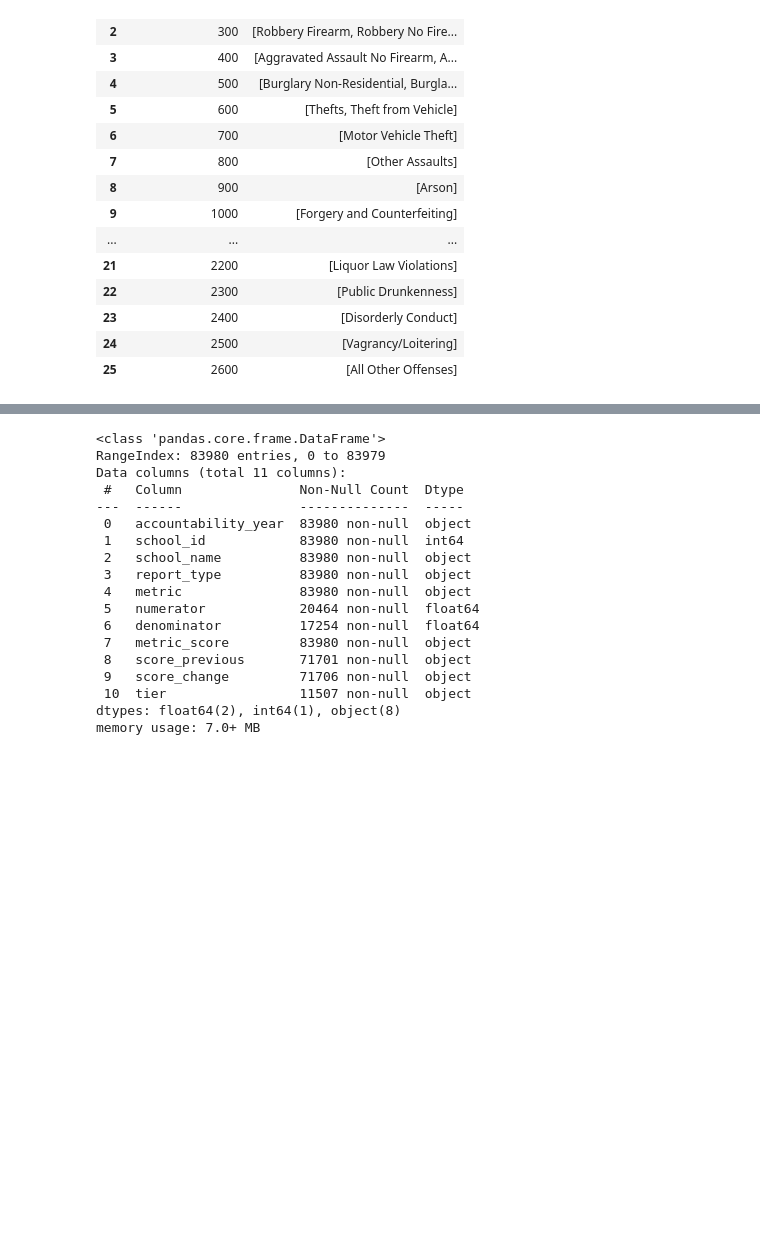
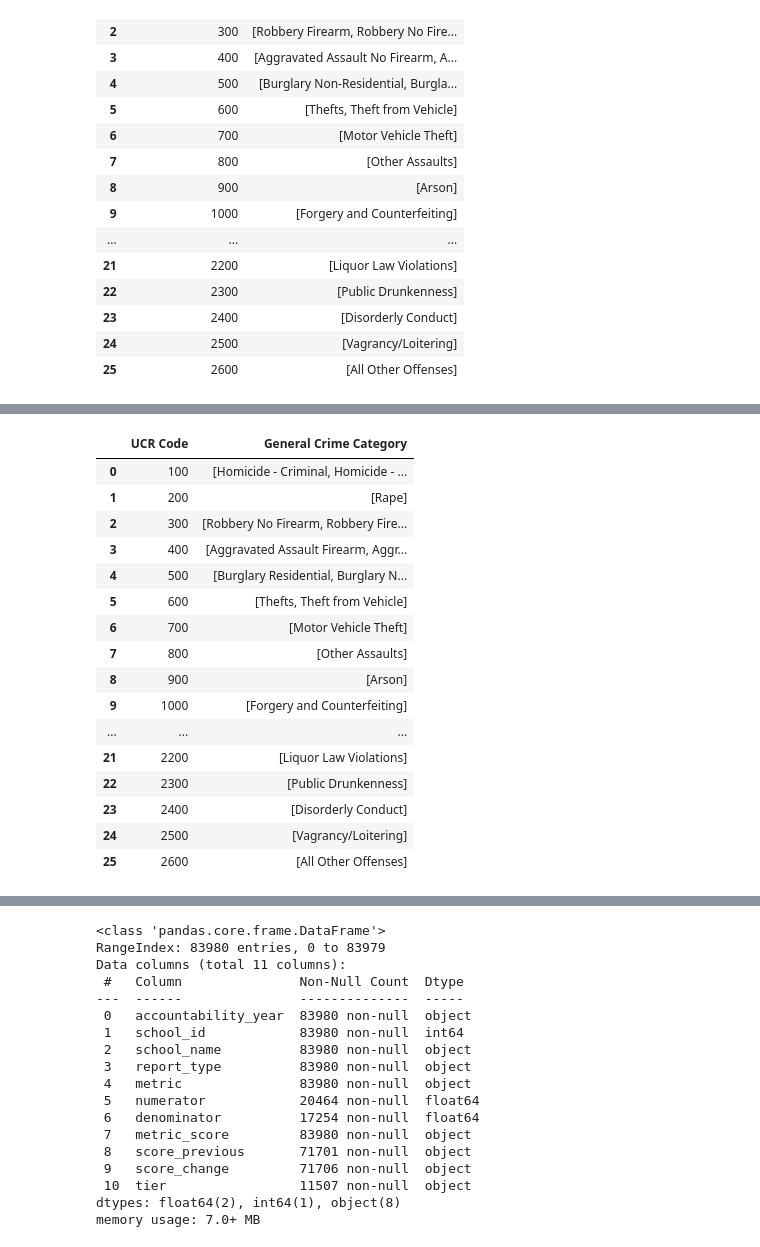
Before and after one commit to ElizabethVandergrift/Philadelphia-CrimeData_and_SchoolMetrics, a Jupyter notebook: Project_3.ipynb, the cells around one changed output, grey strips where cells are left out. Cells and saved outputs as stored; diff of their text form; code cells hidden in the pictures; blank space fills up the shorter version.

```diff
--- a/Project_3.ipynb
+++ b/Project_3.ipynb
@@ -85,0 +195,13 @@ Number of unique general UCR codes for incident type: 26
+# %%
+incident_code_df=pd.DataFrame({
+    'UCR Code':incidents_data['ucr_general'],
+    'General Crime Category':incidents_data['text_general_code']
+})
+
+# Sort by 'UCR Code' first and then by 'General Crime Category'
+incident_code_df = incident_code_df.sort_values(by=['UCR Code'])
+
+# Reset index if you want a clean index
+incident_code_df = incident_code_df.reset_index(drop=True)
+
+incident_code_df
@@ -86,3 +222,37 @@ Number of unique general UCR codes for incident type: 26
+# %%
+incident_df=incident_code_df.groupby('UCR Code')['General Crime Category'].unique()
+
+# Remove NaN values from the unique arrays
+incident_df = incident_df.apply(lambda x: x[~pd.isnull(x)])
+
+# Convert the series to a DataFrame
+incident_df = incident_df.reset_index()
+
+# Rename columns for clarity
+incident_df.columns = ['UCR Code','General Crime Category']
+
+incident_df
+
+# Make an output for the new dataset
+output_file_path= 'incident_df.csv'
+# %% [output]
+|  | UCR Code | General Crime Category |
+| 0 | 100 | [Homicide - Criminal, Homicide - ... |
+| 1 | 200 | [Rape] |
+| 2 | 300 | [Robbery No Firearm, Robbery Fire... |
+| 3 | 400 | [Aggravated Assault Firearm, Aggr... |
+| 4 | 500 | [Burglary Residential, Burglary N... |
+| 5 | 600 | [Thefts, Theft from Vehicle] |
+| 6 | 700 | [Motor Vehicle Theft] |
+| 7 | 800 | [Other Assaults] |
+| 8 | 900 | [Arson] |
+| 9 | 1000 | [Forgery and Counterfeiting] |
+| ... | ... | ... |
+| 21 | 2200 | [Liquor Law Violations] |
+| 22 | 2300 | [Public Drunkenness] |
+| 23 | 2400 | [Disorderly Conduct] |
+| 24 | 2500 | [Vagrancy/Loitering] |
+| 25 | 2600 | [All Other Offenses] |
 # %%
 school_metrics_data.head()
 # %% [output]
```
Also changed, not shown: parts of 6 cells of this notebook, 2 other files.
